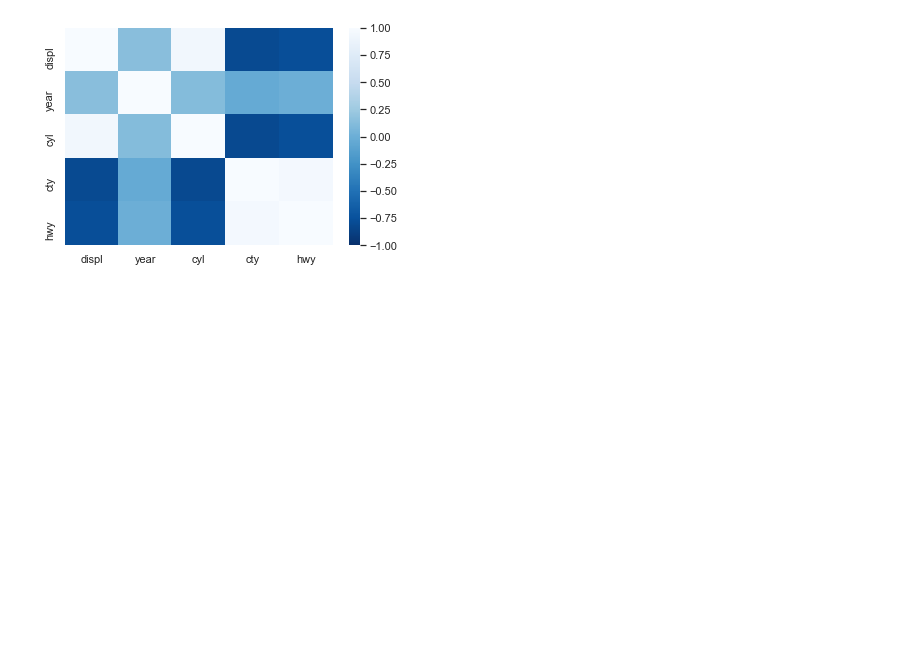
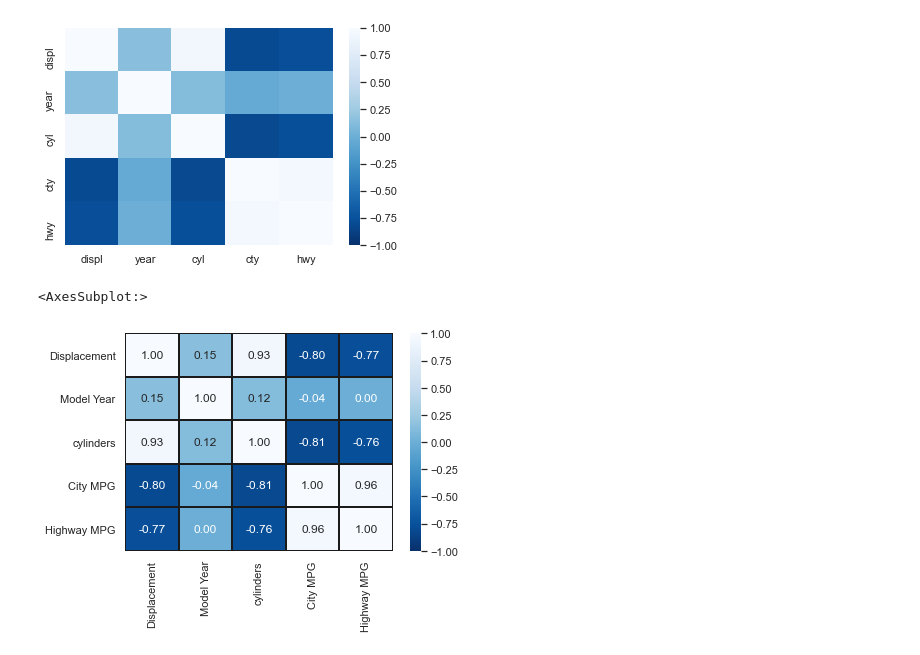
Before and after one commit to natasharivers/numpy-pandas-visualization-exercises, a Jupyter notebook: Seaborn Notes.ipynb, the cells around one changed output. Cells and saved outputs as stored; diff of their text form; code cells hidden in the pictures; blank space fills up the shorter version.

```diff
--- a/Seaborn Notes.ipynb
+++ b/Seaborn Notes.ipynb
@@ -435,4 +435,8 @@ sns.heatmap(mpg.corr(), cmap= 'Blues_r', vmax=1 , vmin=-1)
 # %%
 labels = ['Displacement', 'Model Year', 'cylinders', 'City MPG', 'Highway MPG']
 # %%
-sns.heatmap(mpg.corr(), cmap= 'Blues_r', vmax=1 , vmin=-1, linewidth=1, lincolor = 'k', annot = True, fmt )
+#SUPER HYPED up with features
+sns.heatmap(mpg.corr(), cmap= 'Blues_r', vmax=1 , vmin=-1, linewidth=1, linecolor = 'k', annot = True, fmt ='.2f', xticklabels= labels, yticklabels= labels)
+# %% [output]
+<AxesSubplot:>
+[figure, added]
```
Also changed, not shown: 1 other file.
